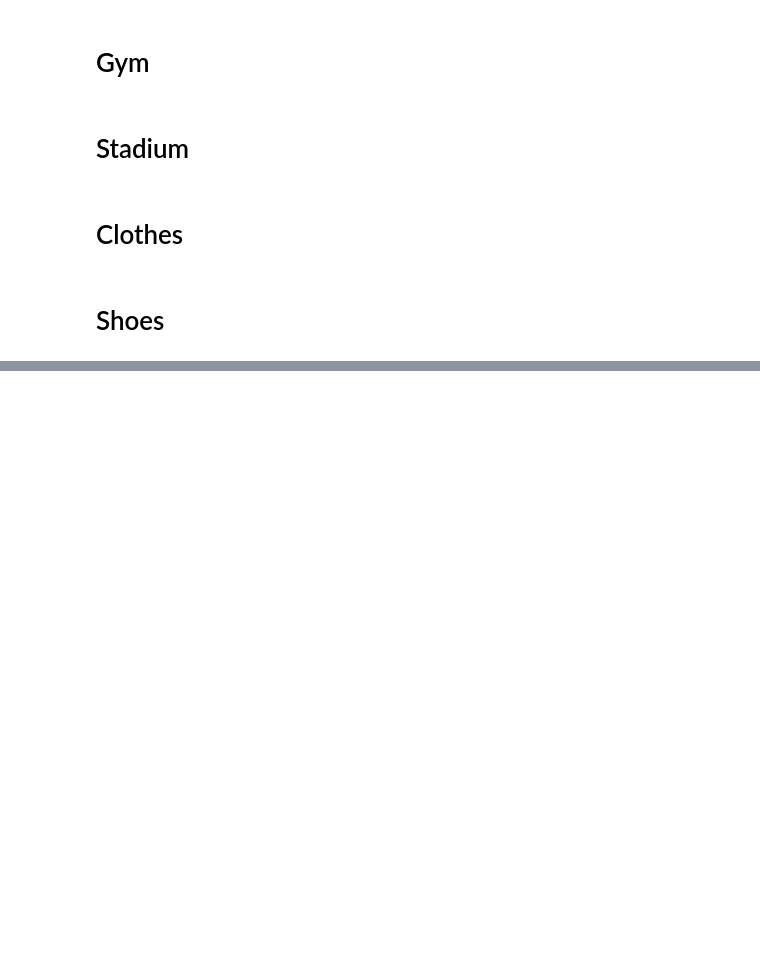
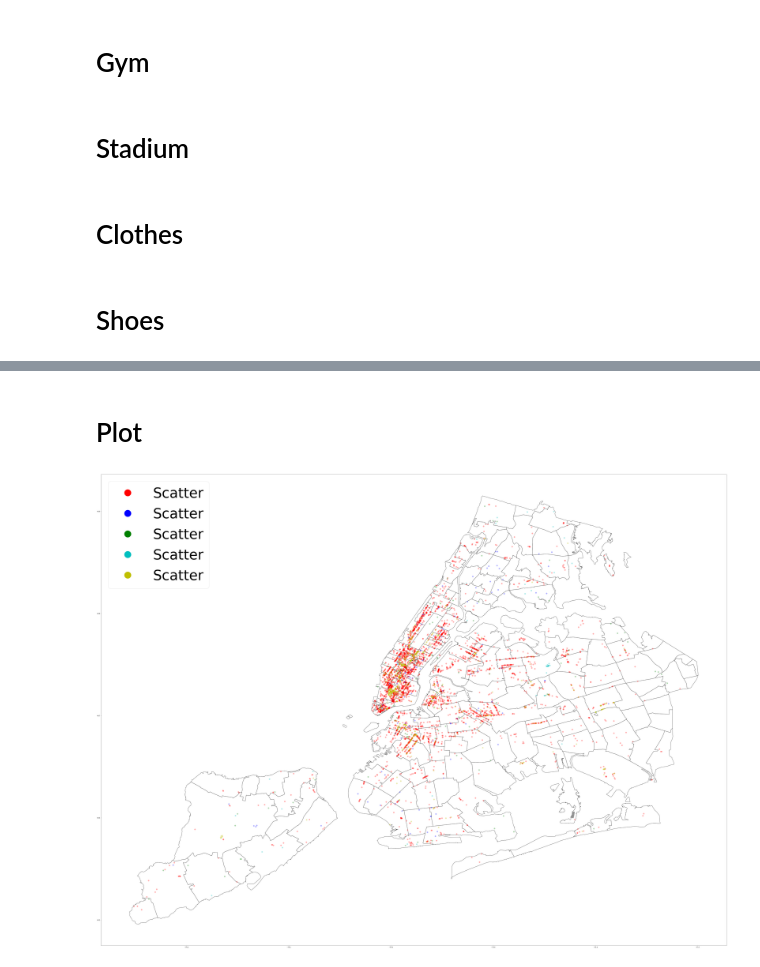
Before and after one commit to pinhao1994/ads-on-the-run, a Jupyter notebook: openstreetmap/Data_from_OSM.ipynb, the cells around one changed output, grey strips where cells are left out. Cells and saved outputs as stored; diff of their text form; code cells hidden in the pictures; blank space fills up the shorter version.

Commit message:
sjoin&plot

```diff
--- a/openstreetmap/Data_from_OSM.ipynb
+++ b/openstreetmap/Data_from_OSM.ipynb
@@ -212,0 +228,2 @@ geopd_shoes = df_to_geodf(pd_shoes)
+# %%
+clinic_with_codes = sjoin(geopd_clinic, newyorkcity, how='inner')
@@ -212,0 +232,2 @@ geopd_shoes = df_to_geodf(pd_shoes)
+# %%
+gym_with_codes = sjoin(geopd_gym, newyorkcity, how='inner')
@@ -212,0 +236,2 @@ geopd_shoes = df_to_geodf(pd_shoes)
+# %%
+stadium_with_codes = sjoin(geopd_stadium, newyorkcity, how='inner')
@@ -212,0 +240,2 @@ geopd_shoes = df_to_geodf(pd_shoes)
+# %%
+clothes_with_codes = sjoin(geopd_clothes, newyorkcity, how='inner')
@@ -212,0 +244,21 @@ geopd_shoes = df_to_geodf(pd_shoes)
+# %% [markdown]
+# Plot
+# %%
+fig, ax = plt.subplots(figsize = (80,80))
+ax.set_aspect('equal')
+newyorkcity.plot(ax=ax,color = 'white', edgecolor ='black')
+restaurant_with_codes.plot(ax=ax, c='r',alpha = 0.3, markersize = 80)
+clinic_with_codes.plot(ax=ax, c='b',alpha = 0.3, markersize = 80)
+gym_with_codes.plot(ax=ax, c='g',alpha = 0.3, markersize = 80)
+stadium_with_codes.plot(ax=ax, c='c',alpha = 0.3, markersize = 80)
+clothes_with_codes.plot(ax=ax, c='y',alpha = 0.3, markersize = 80)
+legend_elements = [Line2D([0], [0], marker='o', color='white', markerfacecolor="r", label='Scatter', markersize=50),
+                   Line2D([0], [0], marker='o', color='white', markerfacecolor="b", label='Scatter', markersize=50),
+                   Line2D([0], [0], marker='o', color='white', markerfacecolor="g", label='Scatter', markersize=50),
+                   Line2D([0], [0], marker='o', color='white', markerfacecolor="c", label='Scatter', markersize=50),
+                   Line2D([0], [0], marker='o', color='white', markerfacecolor="y",label='Scatter', markersize=50)]
+ax.legend(handles=legend_elements, loc='upper left', prop={'size': 100})
+
+plt.show()
+# %% [output]
+[figure, added]
```
Also changed, not shown: parts of 15 cells of this notebook, 7 other files.
